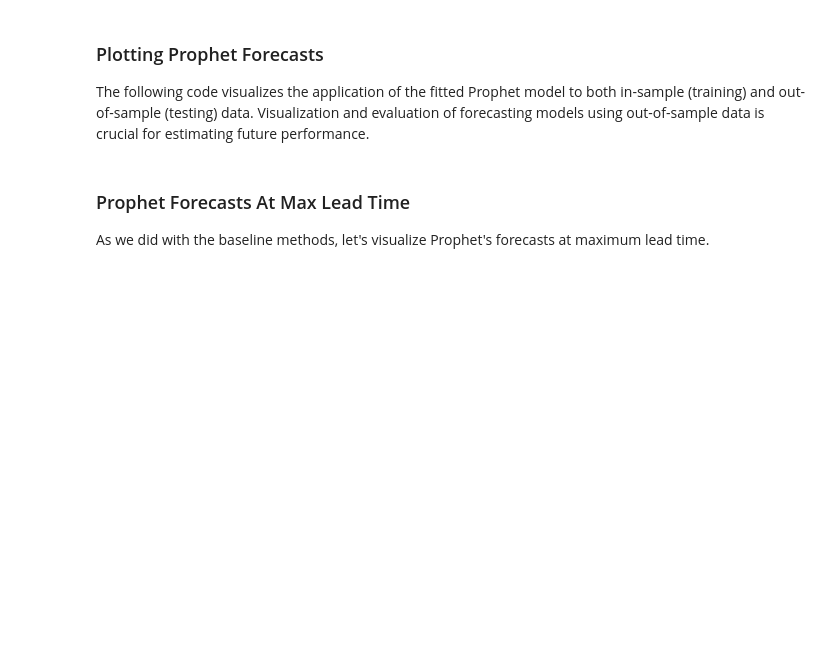
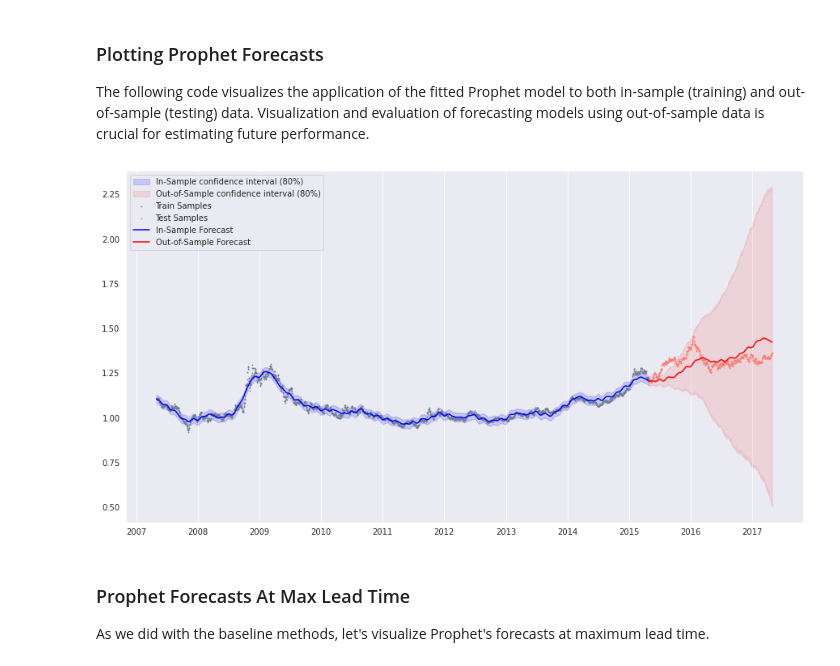
Before and after one commit to VectorInstitute/forecasting-with-dl, a Jupyter notebook: demos/demo1_prophet_neuralprophet_testset.ipynb, the cells around one changed output. Cells and saved outputs as stored; diff of their text form; code cells hidden in the pictures; blank space fills up the shorter version.

Commit message:
use seaborn for plotting Prophet forecasts too

```diff
--- a/demos/demo1_prophet_neuralprophet_testset.ipynb
+++ b/demos/demo1_prophet_neuralprophet_testset.ipynb
@@ -304,29 +344,32 @@ forecast.tail(5)
 
 The following code visualizes the application of the fitted Prophet model to both in-sample (training) and out-of-sample (testing) data. Visualization and evaluation of forecasting models using out-of-sample data is crucial for estimating future performance.
 # %%
-fig, ax = plt.subplots(figsize=(15, 5))
+fig, ax = plt.subplots(figsize=(15, 8))
 
-ax.scatter(prophet_model_df.ds, prophet_model_df['y'], color='black', s=5, label='Train Samples')
-ax.scatter(test_df.date, test_df['USD_CLOSE'], color='purple', s=5, label='Test Samples')
+ax.fill_between(forecast.ds.iloc[:-len(test_df)],
+    forecast.yhat_lower.iloc[:-len(test_df)],
+    forecast.yhat_upper.iloc[:-len(test_df)],
+    color='blue', label='In-Sample confidence interval (80%)', alpha=0.15)
+
+ax.fill_between(forecast.ds.iloc[-len(test_df):],
+    forecast.yhat_lower.iloc[-len(test_df):],
+    forecast.yhat_upper.iloc[-len(test_df):],
+    color='red', label='Out-of-Sample confidence interval (80%)', alpha=0.1)
+
+ax.scatter(prophet_model_df.ds, prophet_model_df['y'], color='slategrey', s=3, linewidths=0, label='Train Samples')
+ax.scatter(test_df.date, test_df['USD_CLOSE'], color='salmon', s=3, linewidths=0, label='Test Samples')
 
 ax.plot(forecast.ds.iloc[:-len(test_df)],
         forecast.yhat.iloc[:-len(test_df)], color='blue', label='In-Sample Forecast')
 
-ax.fill_between(forecast.ds.iloc[:-len(test_df)],
-    forecast.yhat_lower.iloc[:-len(test_df)],
-    forecast.yhat_upper.iloc[:-len(test_df)],
-    color='blue', label='In-Sample Forecast Range', alpha=0.2)
-
 ax.plot(forecast.ds.iloc[-len(test_df):], forecast.yhat.iloc[-len(test_df):],
         color='red', label='Out-of-Sample Forecast')
 
-ax.fill_between(forecast.ds.iloc[-len(test_df):],
-    forecast.yhat_lower.iloc[-len(test_df):],
-    forecast.yhat_upper.iloc[-len(test_df):],
-    color='red', label='Out-of-Sample Forecast Range', alpha=0.2)
-
 ax.legend(loc='upper left')
 ax.grid(axis='y')
+plt.show()
+# %% [output]
+[figure, added]
 # %% [markdown]
 ### Prophet Forecasts At Max Lead Time
 
```
Also changed, not shown: parts of 5 cells of this notebook.
